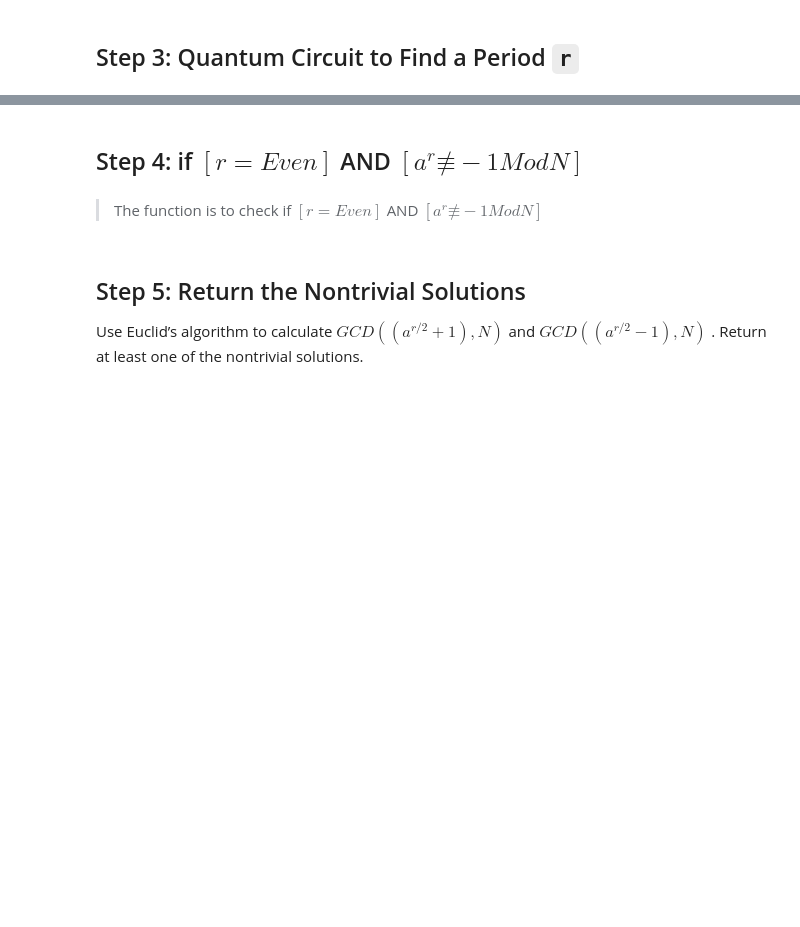
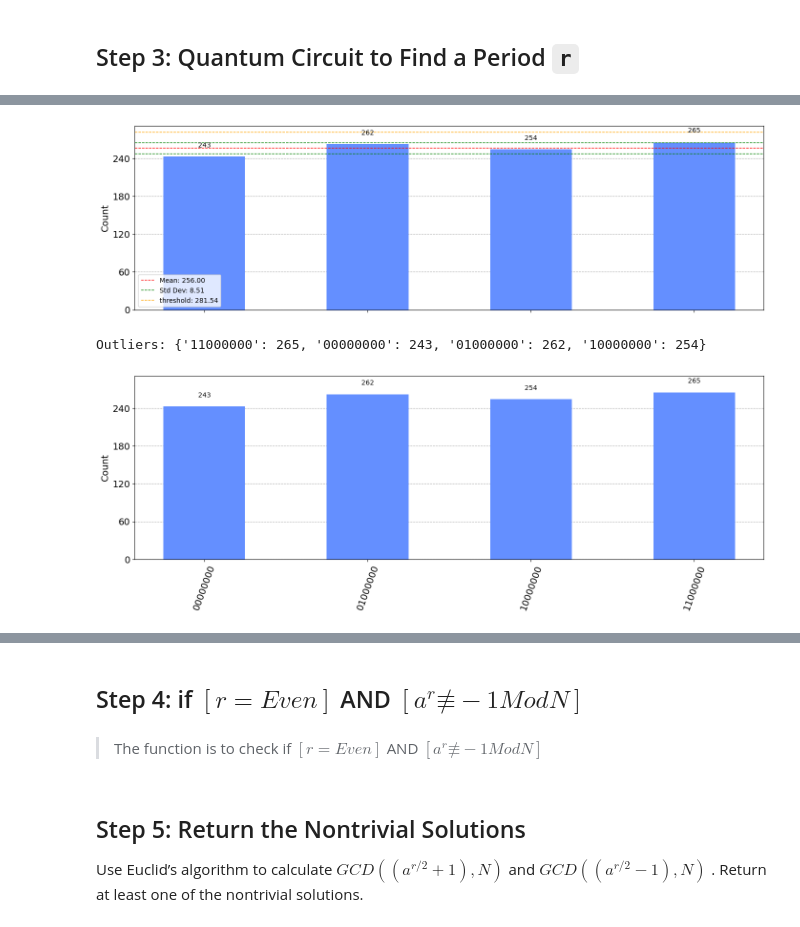
Before and after one commit to asajm/Quantum-Platform-Compare, a Jupyter notebook: Quantum-Platform-Compare.ipynb, the cells around one changed output, grey strips where cells are left out. Saved outputs shown, nothing was run; the diff lists cells and outputs as text; code cells hidden in the pictures; blank space fills up the shorter version.

```diff
--- a/Quantum-Platform-Compare.ipynb
+++ b/Quantum-Platform-Compare.ipynb
@@ -317,0 +373,41 @@ qc.draw(fold=-1, output='mpl', style='clifford')
+# %%
+aer_sim = Aer.get_backend('aer_simulator')
+t_qc = transpile(qc, aer_sim)
+counts = aer_sim.run(t_qc).result().get_counts()
+
+values = list(counts.values())
+mean = np.mean(values)
+std_dev = np.std(values)
+
+# Define a threshold for outliers
+threshold = 3*std_dev + mean
+
+fig, ax = plt.subplots(figsize=(17, 5))
+plot_histogram(counts, ax=ax)
+
+# Add horizontal lines
+ax.axhline(mean, color='r', linestyle='--', linewidth=1, label=f'Mean: {mean:.2f}')
+ax.axhline(mean + std_dev, color='g', linestyle='--', linewidth=1, label=f'Std Dev: {std_dev:.2f}')
+ax.axhline(mean - std_dev, color='g', linestyle='--', linewidth=1)
+ax.axhline(threshold, color='orange', linestyle='--', linewidth=1, label=f'threshold: {threshold:.2f}')
+ax.legend()
+ax.set_xticklabels([])
+
+plt.show()
+
+
+# Identify outliers
+outliers = {key: val for key, val in counts.items() if val > threshold}
+
+if outliers:
+    counts = outliers
+
+# Print outliers
+print("Outliers:", counts)
+
+# Plot histogram
+plot_histogram(counts, figsize=(17, 5))
+# %% [output]
+[figure, added]
+Outliers: {'11000000': 265, '00000000': 243, '01000000': 262, '10000000': 254}
+[figure, added]
```
Also changed, not shown: parts of 19 cells of this notebook, 3 other files.
